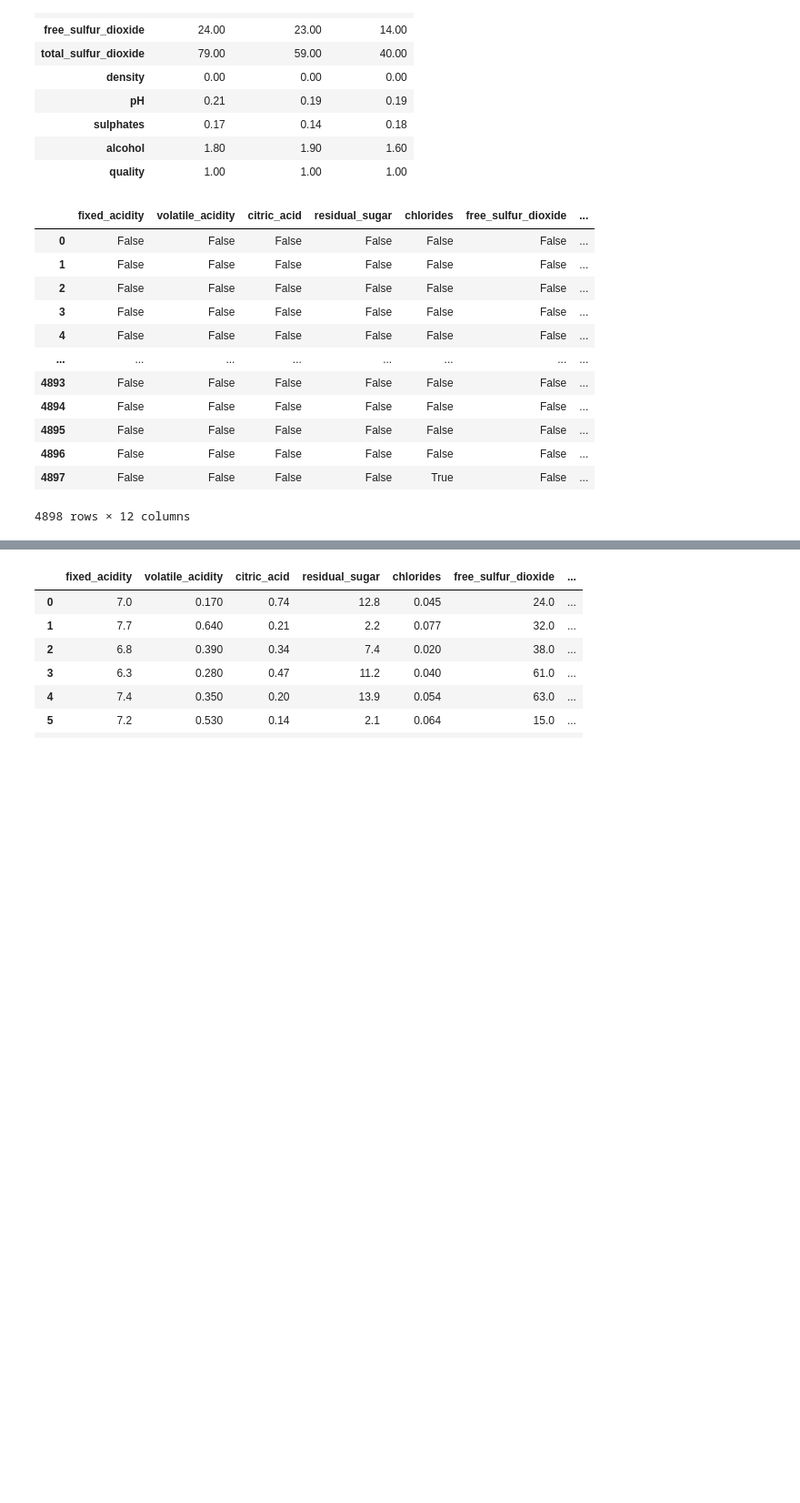
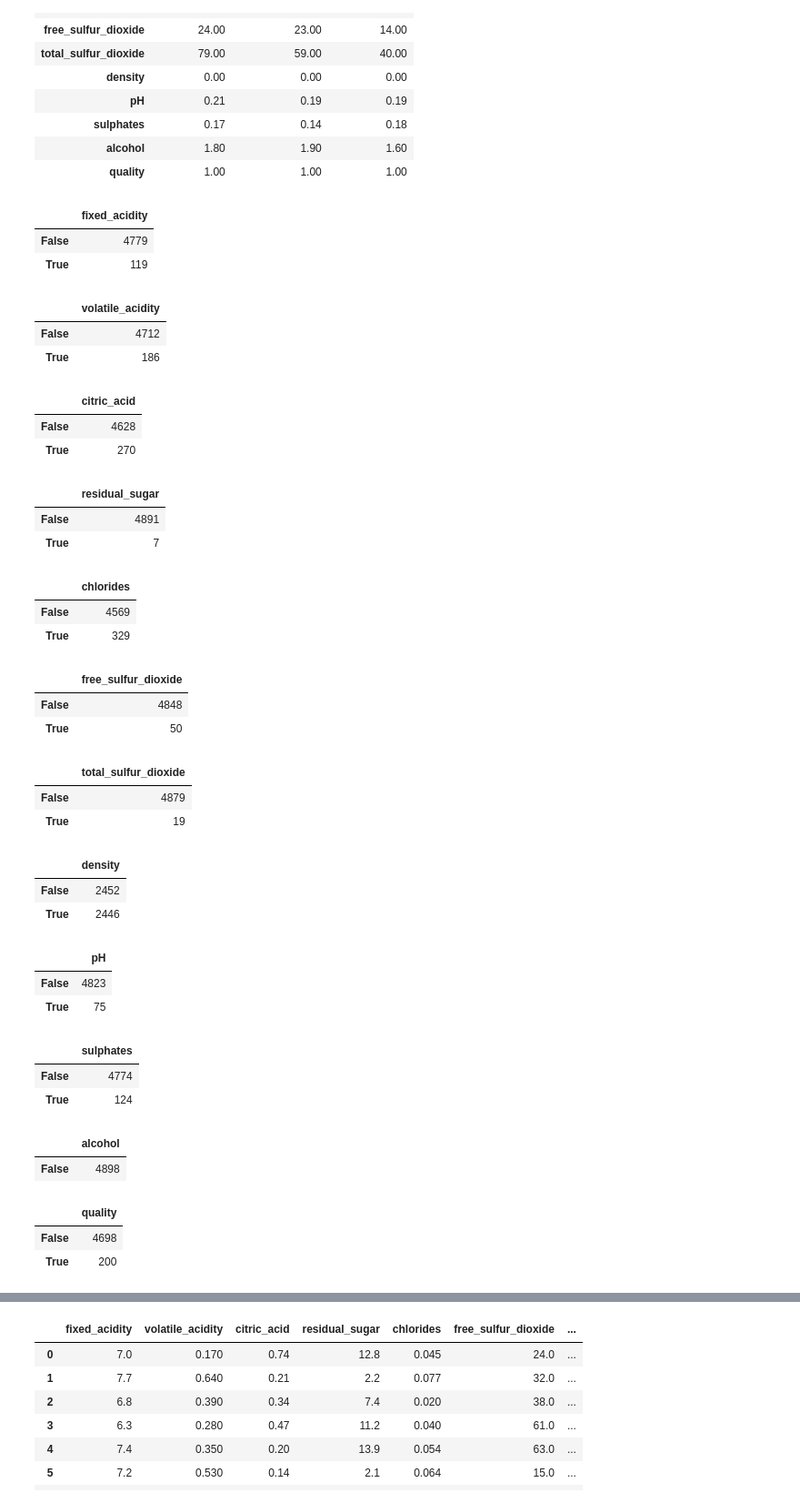
Before and after one commit to GitKPAN/4_BlueBerry-Winery, a Jupyter notebook: Blue_Berry_Winery.ipynb, the cells around one changed output, grey strips where cells are left out. Shown at 91% size. Cells and saved outputs as stored; diff of their text form; code cells hidden in the pictures; blank space fills up the shorter version.

```diff
--- a/Blue_Berry_Winery.ipynb
+++ b/Blue_Berry_Winery.ipynb
@@ -1653,24 +1538,48 @@ interquartile range for each of the variables in the datasets
 # %%
 #The code below generates an output with the 'True' and 'False' values. Points where the values are 'True' represent the presence of the outlier.
 # For white wines
 
-(white_wine.iloc[:,:12] < (Q1_w - 1.5 * IQR_w)) | (white_wine.iloc[:,:12] > (Q3_w + 1.5 * IQR_w))
+Outlier_ww = (white_wine.iloc[:,:12] < (Q1_w - 1.5 * IQR_w)) | (white_wine.iloc[:,:12] > (Q3_w + 1.5 * IQR_w))
 
 # Now we count how many outliers we have for each feature
+for col in Outlier_ww.columns:
+   display(Outlier_ww[col].value_counts().to_frame())
 # %% [output]
-|  | fixed_acidity | volatile_acidity | citric_acid | residual_sugar | chlorides | free_sulfur_dioxide | ... |
-| 0 | False | False | False | False | False | False | ... |
-| 1 | False | False | False | False | False | False | ... |
-| 2 | False | False | False | False | False | False | ... |
-| 3 | False | False | False | False | False | False | ... |
-| 4 | False | False | False | False | False | False | ... |
-| ... | ... | ... | ... | ... | ... | ... | ... |
-| 4893 | False | False | False | False | False | False | ... |
-| 4894 | False | False | False | False | False | False | ... |
-| 4895 | False | False | False | False | False | False | ... |
-| 4896 | False | False | False | False | False | False | ... |
-| 4897 | False | False | False | False | True | False | ... |
+|  | fixed_acidity |
+| False | 4779 |
+| True | 119 |
-4898 rows × 12 columns
+|  | volatile_acidity |
+| False | 4712 |
+| True | 186 |
+|  | citric_acid |
+| False | 4628 |
+| True | 270 |
+|  | residual_sugar |
+| False | 4891 |
+| True | 7 |
+|  | chlorides |
+| False | 4569 |
+| True | 329 |
+|  | free_sulfur_dioxide |
+| False | 4848 |
+| True | 50 |
+|  | total_sulfur_dioxide |
+| False | 4879 |
+| True | 19 |
+|  | density |
+| False | 2452 |
+| True | 2446 |
+|  | pH |
+| False | 4823 |
+| True | 75 |
+|  | sulphates |
+| False | 4774 |
+| True | 124 |
+|  | alcohol |
+| False | 4898 |
+|  | quality |
+| False | 4698 |
+| True | 200 |
 # %%
 #The code below generates an output with the 'True' and 'False' values. Points where the values are 'True' represent the presence of the outlier.
 # For red wines
```
Also changed, not shown: parts of 11 cells of this notebook.
